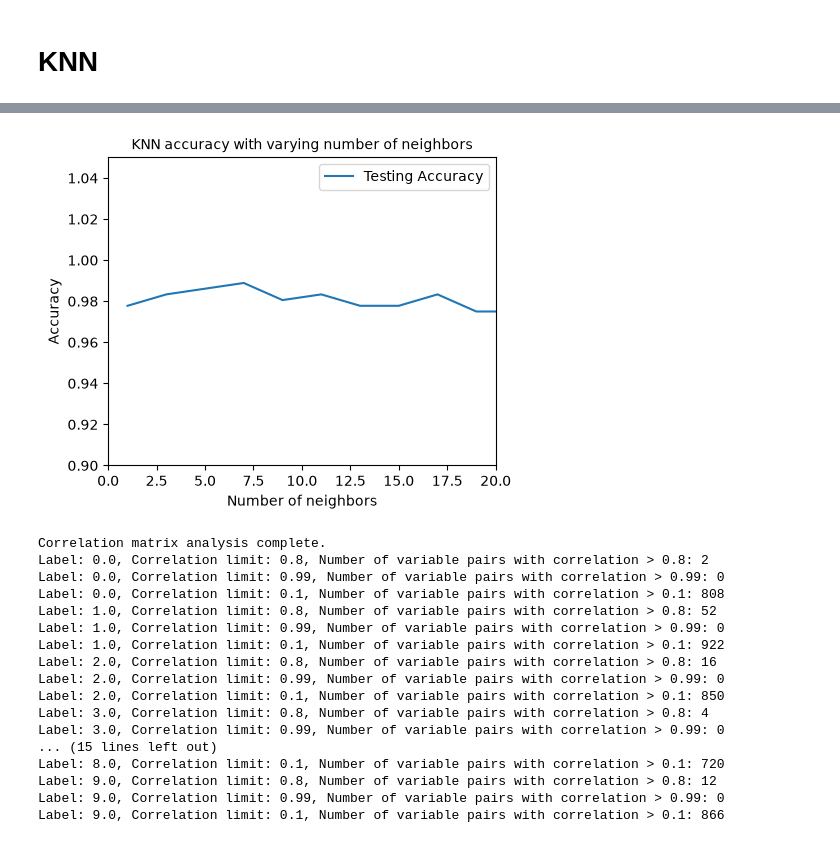
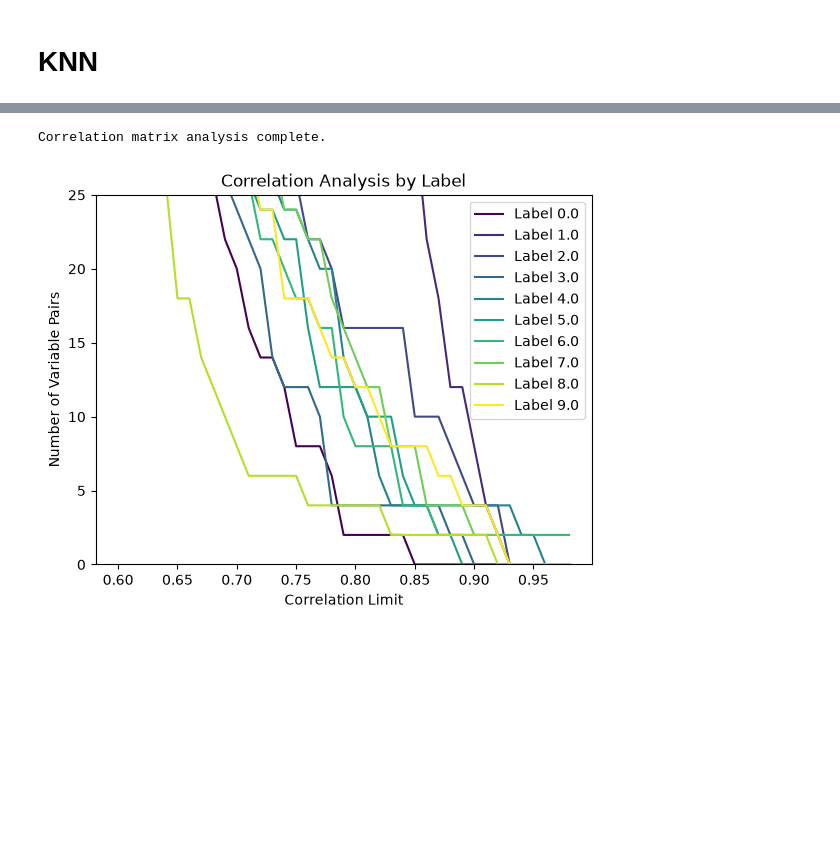
Before and after one commit to benandrews-dev/CD704-ML, a Jupyter notebook: sklearn_toy_datasets/digits/digits.ipynb, the cells around one changed output, grey strips where cells are left out. Drawn from its saved outputs; the diff is of its cells as text; code cells hidden in the pictures; blank space fills up the shorter version.

```diff
--- a/sklearn_toy_datasets/digits/digits.ipynb
+++ b/sklearn_toy_datasets/digits/digits.ipynb
@@ -142,66 +170,59 @@ plt.show()
-# %%
-plt.figure(figsize=(5,4))
-plt.title('KNN accuracy with varying number of neighbors',fontsize=10)
-plt.plot(neighbors, test_accuracy, label='Testing Accuracy')
-#plt.plot(neighbors, train_accuracy, label='Training accuracy')
-plt.legend(prop={'size': 10})
-plt.xlabel('Number of neighbors',fontsize=10)
-plt.ylabel('Accuracy',fontsize=10)
-plt.ylim(0.9, 1.05)
-plt.xticks(fontsize=10)
-plt.yticks(fontsize=10)
-plt.xlim(0, 20)
-plt.show()
-# %% [output]
-[figure, removed]
 # %%
 variable_corr_by_label = build_variable_corr_by_label(dataset)
 
 my_correlation_matrix = {}
 for label in variable_corr_by_label.keys():
     data_for_label = dataset[dataset.iloc[:,-1] == label]
     #print(f"Label: {label}, Number of samples: {len(data_for_label)}")
+    curr_label_corr_matrix = {"limit": [], "num_high_corr_indices": []}
+    my_correlation_matrix[label] = curr_label_corr_matrix
 
-    limit = 0.8
-    for limit in [0.8, 0.99, 0.1]:
+    for limit in list(range(60, 99, 1)):
+        limit = limit / 100.0  # Convert to decimal
+        curr_label_corr_matrix["limit"].append(limit)
+
         high_corr_indices = np.where((variable_corr_by_label[label].values > limit) & (variable_corr_by_label[label].values < 1))
-        my_correlation_matrix[(label, limit)] = high_corr_indices
 
         # Print the number of highly correlated variable pairs for the current label
         num_high_corr_pairs = len(high_corr_indices[0])
         #print(f"Number of variable pairs with correlation > {limit} for label {label}: {num_high_corr_pairs}")
+        curr_label_corr_matrix["num_high_corr_indices"].append(num_high_corr_pairs)
 
         interested_in_neg_corr = False  # Set to True if you want to check for highly negatively correlated variable pairs
         if interested_in_neg_corr:
             # Print the indices of the variables that have a correlation less than -{limit}
             high_neg_corr_indices = np.where(variable_corr_by_label[label].values < -limit)
 
             # Print the number of highly negatively correlated variable pairs for the current label
             num_high_neg_corr_pairs = len(high_neg_corr_indices[0])
             print(f"Number of variable pairs with correlation < -{limit} for label {label}: {num_high_neg_corr_pairs}")
 
 print("Correlation matrix analysis complete.")
-# Print my_correlation_matrix to see the results
-for item in my_correlation_matrix:
-    label, limit = item
-    indices = my_correlation_matrix[item]
-    num_high_corr_pairs = len(indices[0])
-    print(f"Label: {label}, Correlation limit: {limit}, Number of variable pairs with correlation > {limit}: {num_high_corr_pairs}")
+debug = False
+if debug:
+    print("my_correlation_matrix:")
+    for label in my_correlation_matrix.keys():
+        corr_data = my_correlation_matrix[label]
+        for i in range(len(corr_data["limit"])):
+            limit = corr_data["limit"][i]
+            num_high_corr_indices = corr_data["num_high_corr_indices"][i]
+            print(f"Label: {label}, Correlation limit: {limit}, Number of variable pairs with correlation > {limit}: {num_high_corr_indices}")
+
+# Multi-line plot for the data in my_correlation_matrix
+cmap = plt.get_cmap("viridis")
+colors = cmap(np.linspace(0, 1, len(my_correlation_matrix)))
+plt.gca().set_prop_cycle(color=colors)
+for label in my_correlation_matrix.keys():
+    # Add a line to the plot for each label
+    corr_data = my_correlation_matrix[label]
+    plt.plot(corr_data["limit"], corr_data["num_high_corr_indices"], label=f"Label {label}")
+
+plt.xlabel("Correlation Limit")
+plt.ylabel("Number of Variable Pairs")
+plt.title("Correlation Analysis by Label")
+plt.ylim(0, 25)
+plt.legend()
+plt.show()
 # %% [output]
 Correlation matrix analysis complete.
-Label: 0.0, Correlation limit: 0.8, Number of variable pairs with correlation > 0.8: 2
-Label: 0.0, Correlation limit: 0.99, Number of variable pairs with correlation > 0.99: 0
-Label: 0.0, Correlation limit: 0.1, Number of variable pairs with correlation > 0.1: 808
-Label: 1.0, Correlation limit: 0.8, Number of variable pairs with correlation > 0.8: 52
-Label: 1.0, Correlation limit: 0.99, Number of variable pairs with correlation > 0.99: 0
-Label: 1.0, Correlation limit: 0.1, Number of variable pairs with correlation > 0.1: 922
-Label: 2.0, Correlation limit: 0.8, Number of variable pairs with correlation > 0.8: 16
-Label: 2.0, Correlation limit: 0.99, Number of variable pairs with correlation > 0.99: 0
-Label: 2.0, Correlation limit: 0.1, Number of variable pairs with correlation > 0.1: 850
-Label: 3.0, Correlation limit: 0.8, Number of variable pairs with correlation > 0.8: 4
-Label: 3.0, Correlation limit: 0.99, Number of variable pairs with correlation > 0.99: 0
-... (15 lines left out)
-Label: 8.0, Correlation limit: 0.1, Number of variable pairs with correlation > 0.1: 720
-Label: 9.0, Correlation limit: 0.8, Number of variable pairs with correlation > 0.8: 12
-Label: 9.0, Correlation limit: 0.99, Number of variable pairs with correlation > 0.99: 0
-Label: 9.0, Correlation limit: 0.1, Number of variable pairs with correlation > 0.1: 866
+[figure, added]
```
Also changed, not shown: parts of 4 cells of this notebook.
